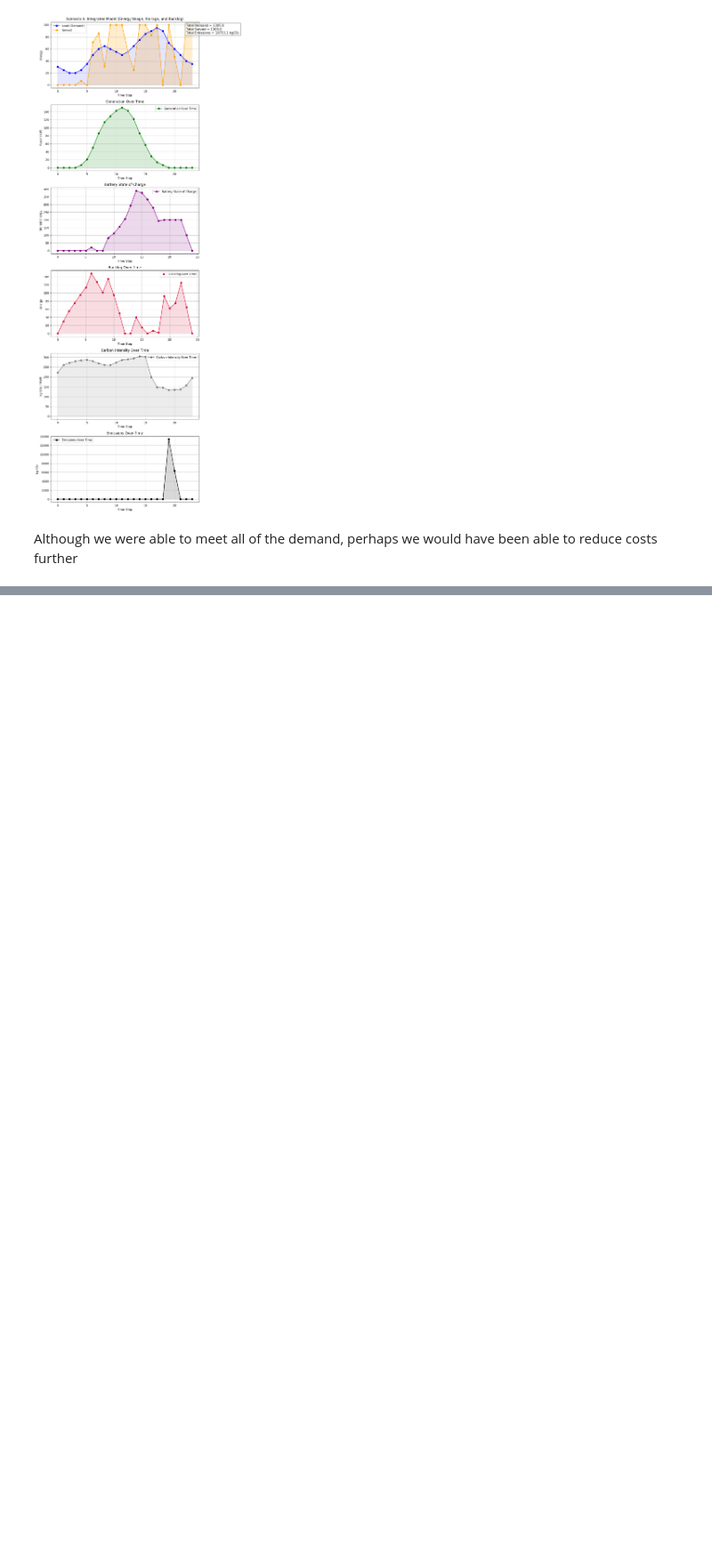
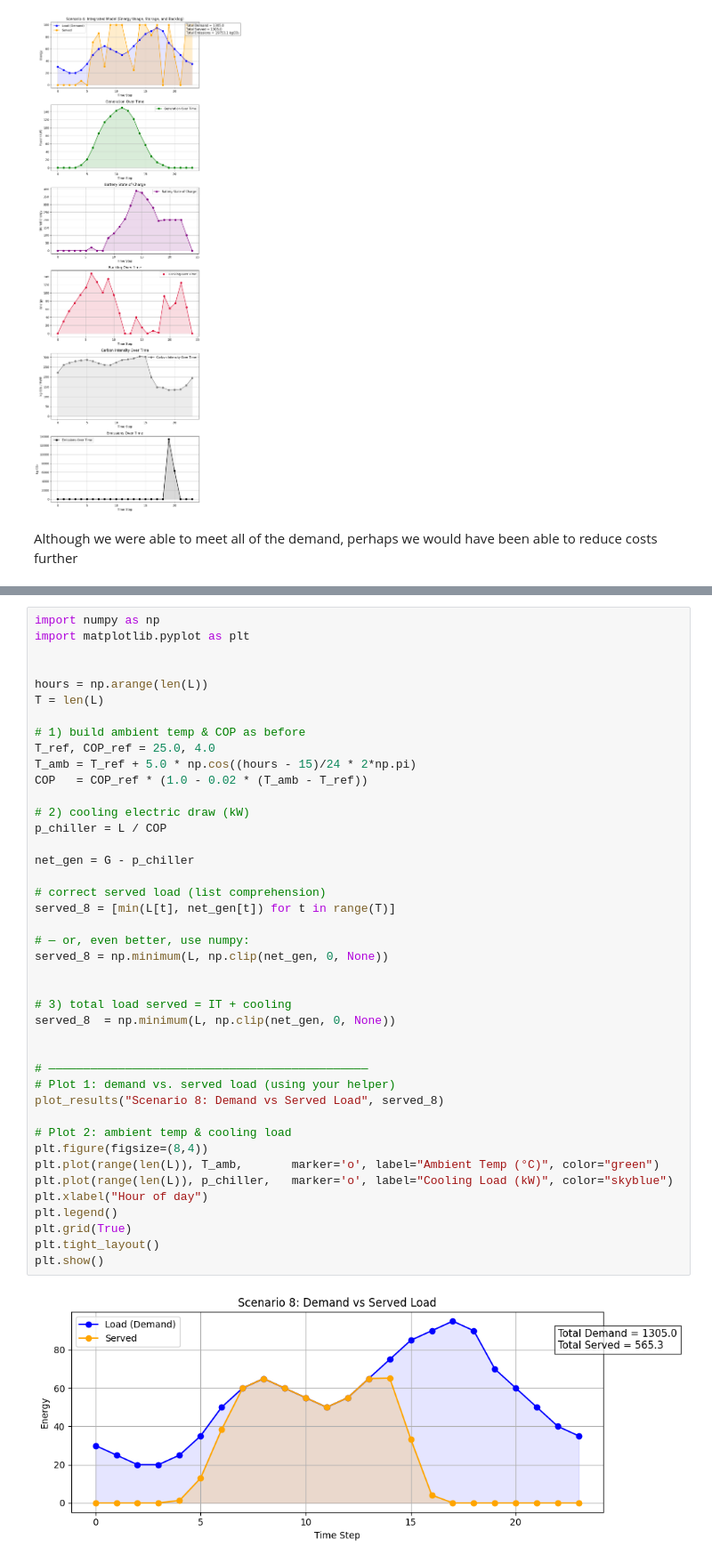
Before and after one commit to clbanjai/1.020-Data-Center-Project, a Jupyter notebook: OH_implementatio.ipynb, the cells around one changed output, grey strips where cells are left out. Shown at 89% size. Drawn from its saved outputs; the diff is of its cells as text; blank space fills up the shorter version.

Commit message:
scenario 8

```diff
--- a/OH_implementatio.ipynb
+++ b/OH_implementatio.ipynb
@@ -536,0 +535,44 @@ According to NREL's ATB (Annual Technology Baseline) https://atb.nrel.gov/electr
+# %%
+import numpy as np
+import matplotlib.pyplot as plt
+
+
+hours = np.arange(len(L))
+T = len(L)
+
+# 1) build ambient temp & COP as before
+T_ref, COP_ref = 25.0, 4.0
+T_amb = T_ref + 5.0 * np.cos((hours - 15)/24 * 2*np.pi)
+COP   = COP_ref * (1.0 - 0.02 * (T_amb - T_ref))
+
+# 2) cooling electric draw (kW)
+p_chiller = L / COP
+
+net_gen = G - p_chiller
+
+# correct served load (list comprehension)
+served_8 = [min(L[t], net_gen[t]) for t in range(T)]
+
+# — or, even better, use numpy:
+served_8 = np.minimum(L, np.clip(net_gen, 0, None))
+
+
+# 3) total load served = IT + cooling
+served_8  = np.minimum(L, np.clip(net_gen, 0, None))
+
+
+# ——————————————————————————————————————————————
+# Plot 1: demand vs. served load (using your helper)
+plot_results("Scenario 8: Demand vs Served Load", served_8)
+
+# Plot 2: ambient temp & cooling load
+plt.figure(figsize=(8,4))
+plt.plot(range(len(L)), T_amb,       marker='o', label="Ambient Temp (°C)", color="green")
+plt.plot(range(len(L)), p_chiller,   marker='o', label="Cooling Load (kW)", color="skyblue")
+plt.xlabel("Hour of day")
+plt.legend()
+plt.grid(True)
+plt.tight_layout()
+plt.show()
+# %% [output]
+[figure, added]
```
Also changed, not shown: parts of 19 cells of this notebook.
